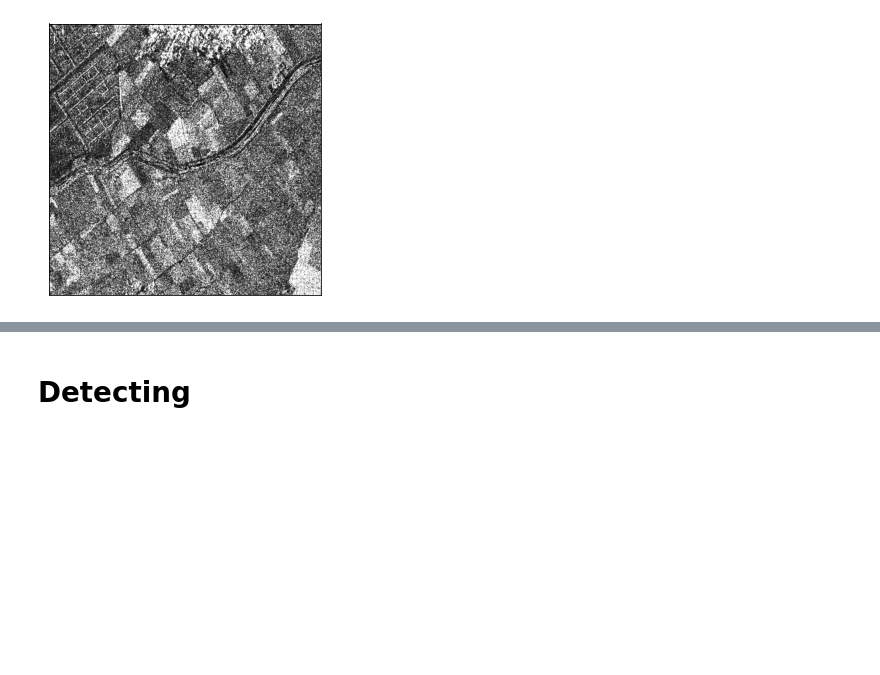
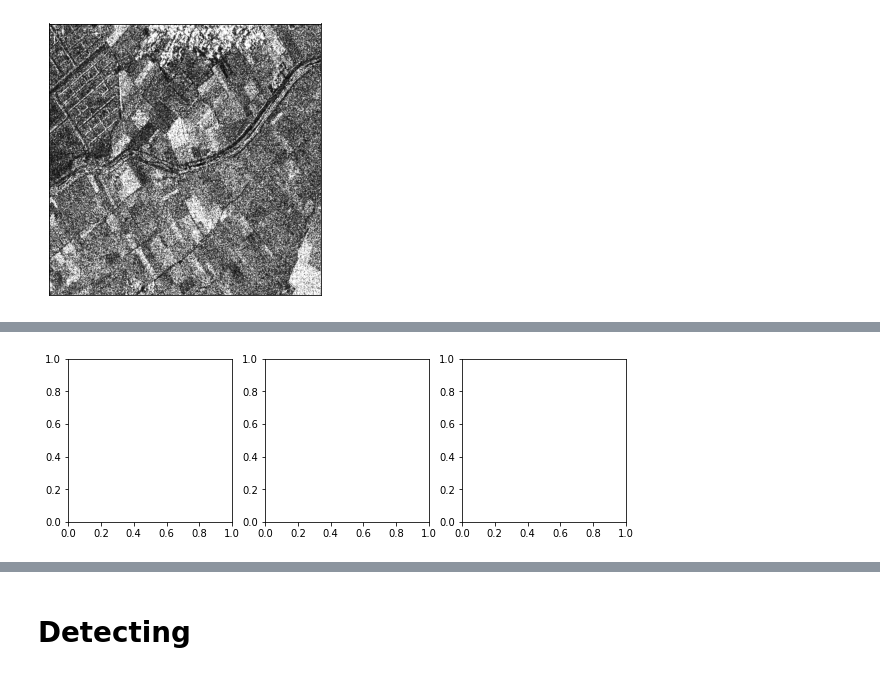
Before and after one commit to chodonghee-hub/Self-Supervised-Learning_SAR-Denoising, a Jupyter notebook: notebooks/Single-Shot Denoising2.ipynb, the cells around one changed output, grey strips where cells are left out. Drawn from its saved outputs; the diff is of its cells as text; code cells hidden in the pictures; blank space fills up the shorter version.

```diff
--- a/notebooks/Single-Shot Denoising2.ipynb
+++ b/notebooks/Single-Shot Denoising2.ipynb
@@ -293,0 +311,5 @@ show(temp2-minus_gaussian)
+# %%
+# 2D Axes
+fig, axs = plt.subplots(ncols=3, figsize=(10, 3))
+# %% [output]
+[figure, added]
```
Also changed, not shown: parts of 16 cells of this notebook, 2 other files.
